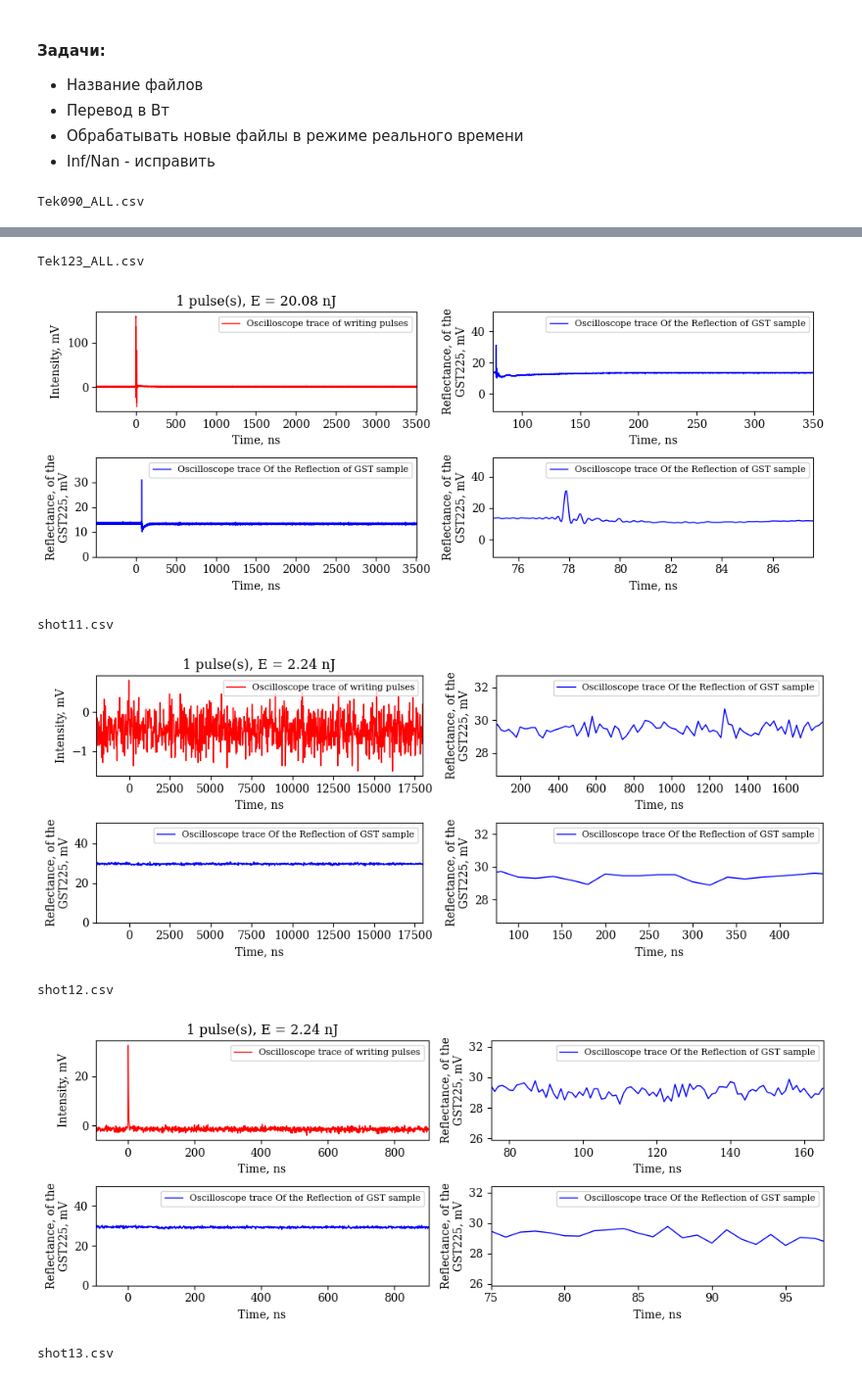
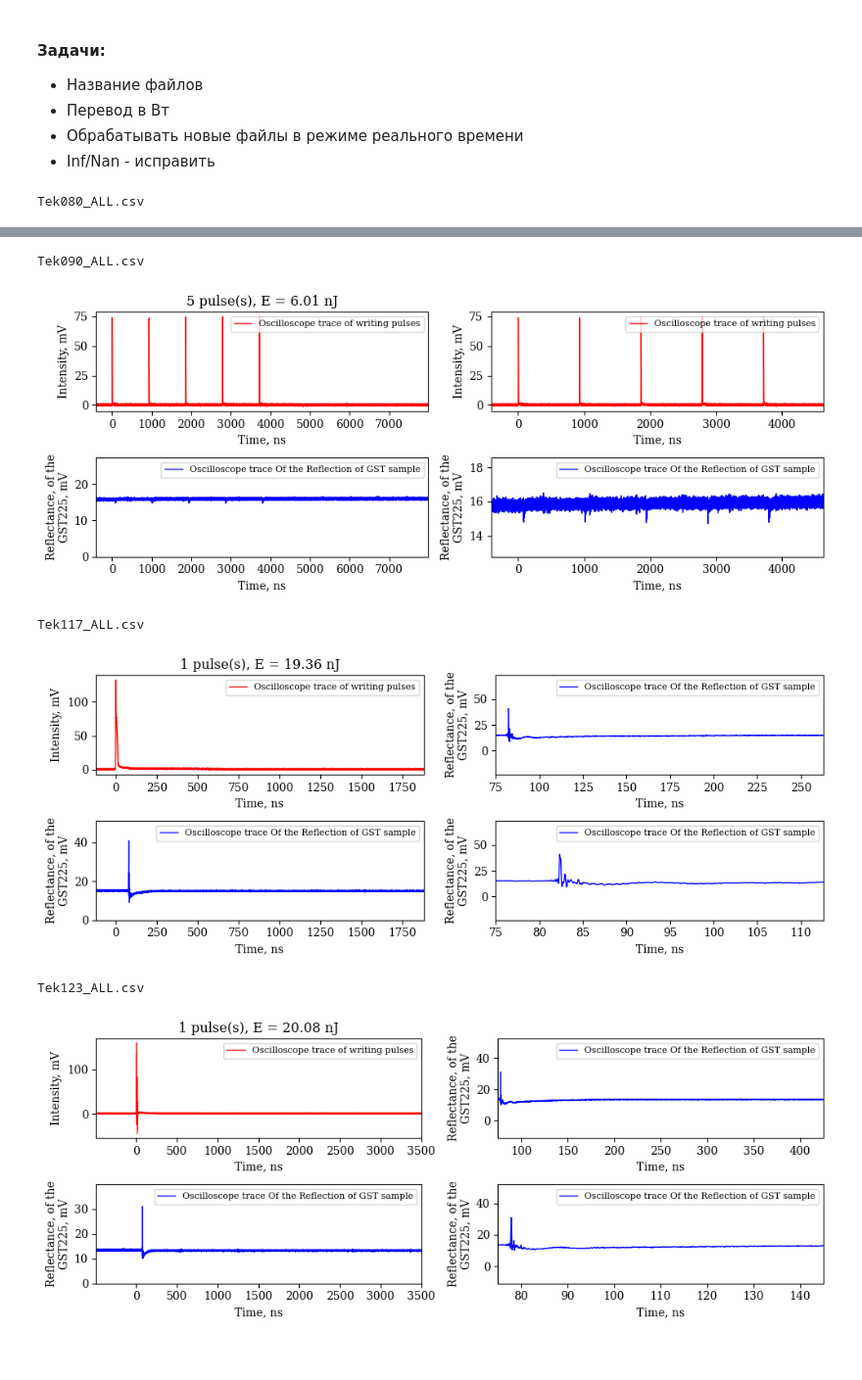
Before and after one commit to VladykaDarkness/Graph-Handler, a Jupyter notebook: graph.ipynb, the cells around one changed output, grey strips where cells are left out. Shown: that part at 98% size. Saved outputs shown, nothing was run; the diff lists cells and outputs as text; code cells hidden in the pictures; blank space fills up the shorter version.

```diff
--- a/graph.ipynb
+++ b/graph.ipynb
@@ -28,11 +28,12 @@ import numpy as np
 from scipy.signal import find_peaks
 
 start_file = None
-# start_file = 'shot18.csv' # Rigol
+# start_file = 'Tek117_ALL.csv' # Rigol
 # start_file = 'Tek012.csv' # Tektronix
 
+dir = 'waveforms/sample/'
 # dir = 'waveforms/110924/' # папка с осциллограммами
-dir = 'waveforms/060924/Осциллограммы переходов/' # папка с осциллограммами
+# dir = 'waveforms/060924/Осциллограммы переходов/' # папка с осциллограммами
 general_file = 'waveforms/060924/General.xlsx'
 files = sorted(os.listdir(dir))
 
@@ -70,7 +71,7 @@ def plot_graphics(pulses, energy, flag_pulse, peak, x2_supplement):
         label_='Oscilloscope trace Of the Reflection of GST sample',
         ylabel=r'Reflectance, of the' + '\n' +'GST225, mV', xlabel='Time, ns',
         xlim1=df.iloc[0, 0]*1e9, xlim2=df.iloc[-1, 0]*1e9, increase=1, x2_supplement=0)
-    plt.ylim(0, (df['CH2'].max() + y_avg*2/3 )*1e3)
+    plt.ylim(0, (y_max + y_avg*2/3 )*1e3)
 
 
     # 2) Увеличение
@@ -94,7 +95,7 @@ def plot_graphics(pulses, energy, flag_pulse, peak, x2_supplement):
     if (flag_pulse=='one'):
         xlim1_ = 75
         xlim2_ = df.iloc[-1, 0]*1e9
-        increase_ = 40
+        increase_ = 50
         x2_supp = x2_supplement
     else:
         xlim1_ = df.iloc[0, 0]*1e9
@@ -130,6 +131,18 @@ def last_peak(df, pulses):
     idx_nearest_time =  (df['TIME'] - time).abs().idxmin()
     return idx_nearest_time
 
+def check_inf():
+    # Найти индексы строк, где в столбце 'CH2' значения Inf
+    inf_indexes = np.where(np.isinf(df['CH2']))[0]
+    inf_indexes = inf_indexes[::-1]
+
+    # Если есть строки с Inf
+    if inf_indexes.size > 0:
+        # Заменяем значения в 'CH1' и 'CH2' для всех строк с Inf на значения следующей строки
+        for index in inf_indexes:
+            if index < len(df) - 1:  # Проверяем, чтобы не выйти за пределы
+                df.loc[index, 'CH2'] = df.loc[index + 1, 'CH2']
+
 
 start_index = csv_files.index(start_file) if start_file is not None else 0
 for file in csv_files[start_index:]:
@@ -154,18 +167,17 @@ for file in csv_files[start_index:]:
     column_names = ['TIME', 'CH1', 'CH2', 'CH3']
     df = pd.read_csv(path, skiprows=skip_lines+1, header=None, names=column_names)
     df = df.drop('CH3', axis=1)
-    df.replace(np.inf, np.nan, inplace=True) # Если есть значения Inf
-    df.replace(-np.inf, 0.000000001212, inplace=True)
+
+    check_inf()
 
     diff = df['CH2'].max()-df['CH2'].min()
     y_start = df['CH2'].min() - diff
     y_end = df['CH2'].max() + diff
     y_avg = df['CH2'].mean()
+    y_max = df['CH2'].max()
 
-    x2_supplement = 0 if (df.iloc[-1, 0]*1e9 / 40 > 75) else 75
+    x2_supplement = 0 if (df.iloc[-1, 0]*1e9 / 50 > 75) else 75
 
-    df.replace(np.nan, np.inf, inplace=True) # Если есть значения Inf
-    df.replace(0.000000001212, -np.inf, inplace=True)
 
     if (flag_pulse == 'many'):
         peak = last_peak(df, pulses)
@@ -182,5 +194,19 @@ for file in csv_files[start_index:]:
     #     plt.savefig('013.png', dpi=300, bbox_inches='tight')
 
     # plt.close()
+
+# Tek117_ALL.csv
+#                TIME       CH1       CH2
+# 5059   8.239516e-08  0.001376       inf
+# 5060   8.243516e-08  0.001523       inf
+# 5061   8.247516e-08  0.001845  0.036899
+# 5062   8.251516e-08  0.002145  0.024517
+# 5063   8.255516e-08  0.002288  0.014284
+# ...             ...       ...       ...
+# 49995  1.879835e-06  0.000502  0.015249
+# 49996  1.879875e-06  0.000591  0.015183
+# 49997  1.879915e-06  0.000469  0.014999
+# 49998  1.879955e-06  0.000169  0.014847
+# 49999  1.879995e-06 -0.000129  0.014862
 # %% [output]
-Tek090_ALL.csv
+Tek080_ALL.csv
@@ -188,7 +214,6 @@ Tek090_ALL.csv
-Tek123_ALL.csv
+Tek090_ALL.csv
-[figure, old version]
+[figure, new version]
-shot11.csv
+Tek117_ALL.csv
-[figure, old version]
+[figure, new version]
-shot12.csv
+Tek123_ALL.csv
-[figure, old version]
+[figure, new version]
-shot13.csv
```
Also changed, not shown: parts of 1 cell of this notebook.
